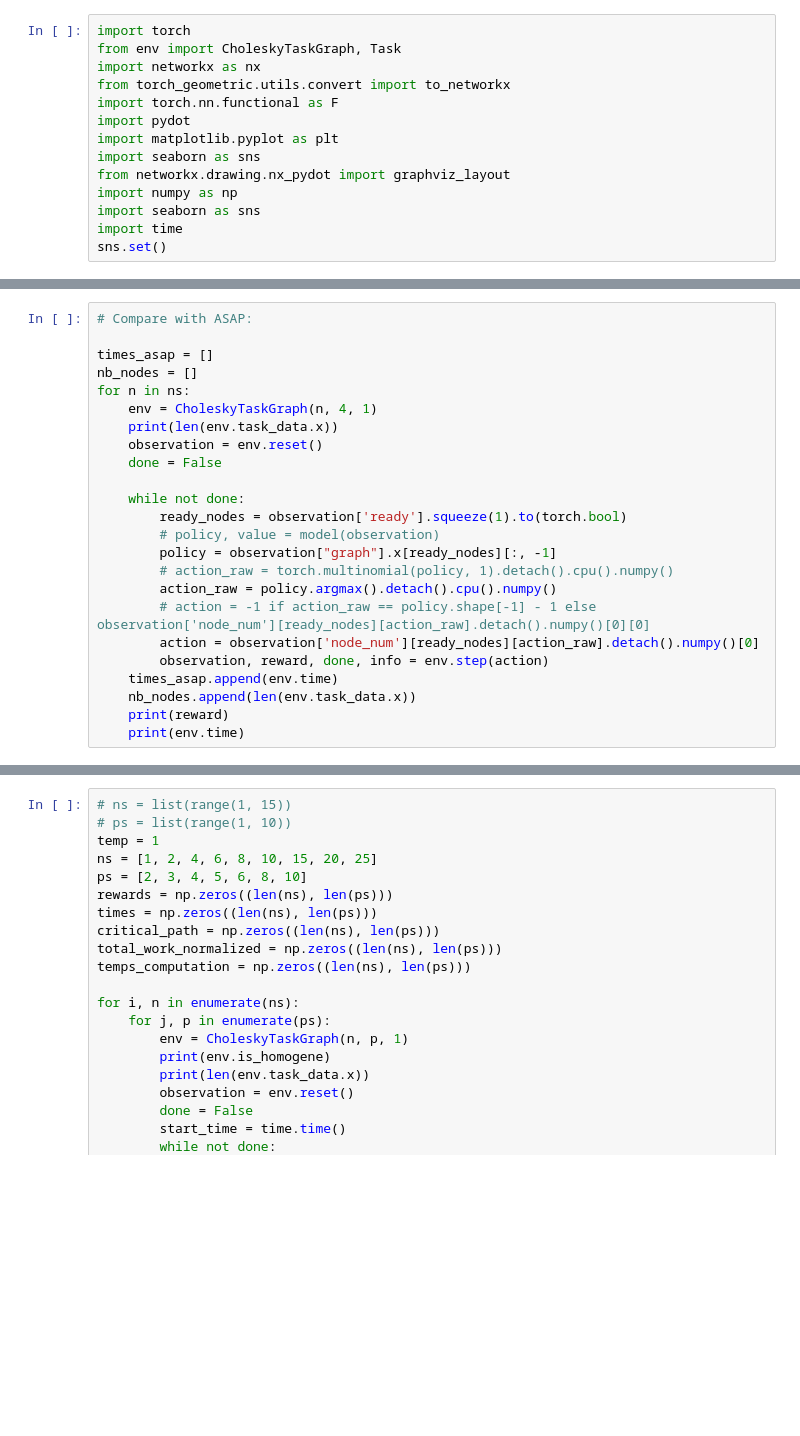
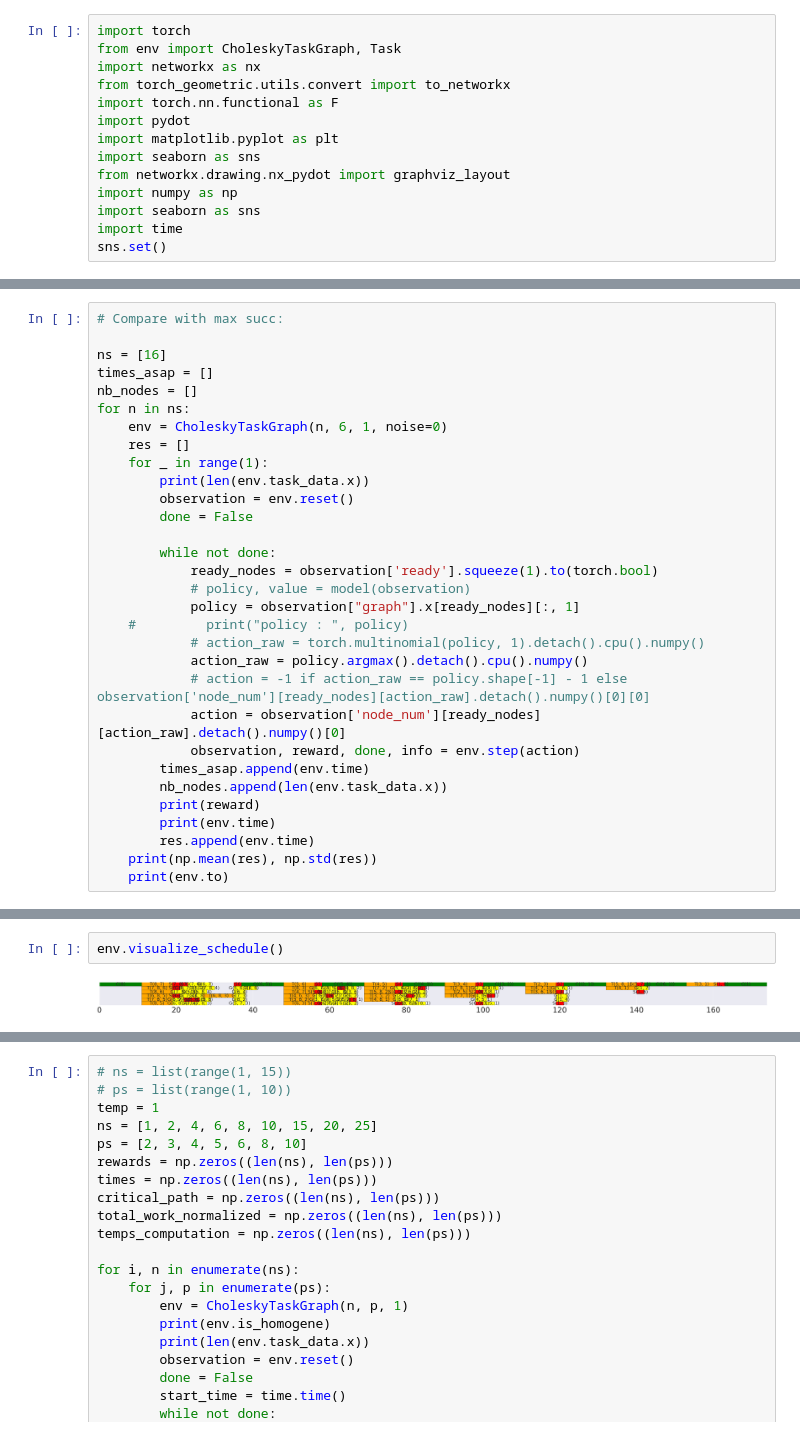
Before and after one commit to nathangrinsztajn/DAG-scheduling, a Jupyter notebook: plots.ipynb, the cells around one changed output, grey strips where cells are left out. Drawn from its saved outputs; the diff is of its cells as text; blank space fills up the shorter version.

```diff
--- a/plots.ipynb
+++ b/plots.ipynb
@@ -68,25 +120,32 @@ True
 # %%
-# Compare with ASAP:
+# Compare with max succ:
 
+ns = [16]
 times_asap = []
 nb_nodes = []
 for n in ns:
-    env = CholeskyTaskGraph(n, 4, 1)
-    print(len(env.task_data.x))
-    observation = env.reset()
-    done = False
+    env = CholeskyTaskGraph(n, 6, 1, noise=0)
+    res = []
+    for _ in range(1):
+        print(len(env.task_data.x))
+        observation = env.reset()
+        done = False
 
-    while not done:
-        ready_nodes = observation['ready'].squeeze(1).to(torch.bool)
-        # policy, value = model(observation)
-        policy = observation["graph"].x[ready_nodes][:, -1]
-        # action_raw = torch.multinomial(policy, 1).detach().cpu().numpy()
-        action_raw = policy.argmax().detach().cpu().numpy()
-        # action = -1 if action_raw == policy.shape[-1] - 1 else observation['node_num'][ready_nodes][action_raw].detach().numpy()[0][0]
-        action = observation['node_num'][ready_nodes][action_raw].detach().numpy()[0]
-        observation, reward, done, info = env.step(action)
-    times_asap.append(env.time)
-    nb_nodes.append(len(env.task_data.x))
-    print(reward)
-    print(env.time)
+        while not done:
+            ready_nodes = observation['ready'].squeeze(1).to(torch.bool)
+            # policy, value = model(observation)
+            policy = observation["graph"].x[ready_nodes][:, 1]
+    #         print("policy : ", policy)
+            # action_raw = torch.multinomial(policy, 1).detach().cpu().numpy()
+            action_raw = policy.argmax().detach().cpu().numpy()
+            # action = -1 if action_raw == policy.shape[-1] - 1 else observation['node_num'][ready_nodes][action_raw].detach().numpy()[0][0]
+            action = observation['node_num'][ready_nodes][action_raw].detach().numpy()[0]
+            observation, reward, done, info = env.step(action)
+        times_asap.append(env.time)
+        nb_nodes.append(len(env.task_data.x))
+        print(reward)
+        print(env.time)
+        res.append(env.time)
+    print(np.mean(res), np.std(res))
+    print(env.to)
 # %% [output]
@@ -109,0 +169,4 @@ for n in ns:
+# %%
+env.visualize_schedule()
+# %% [output]
+[figure, added]
```
Also changed, not shown: parts of 12 cells of this notebook, 7 other files.
